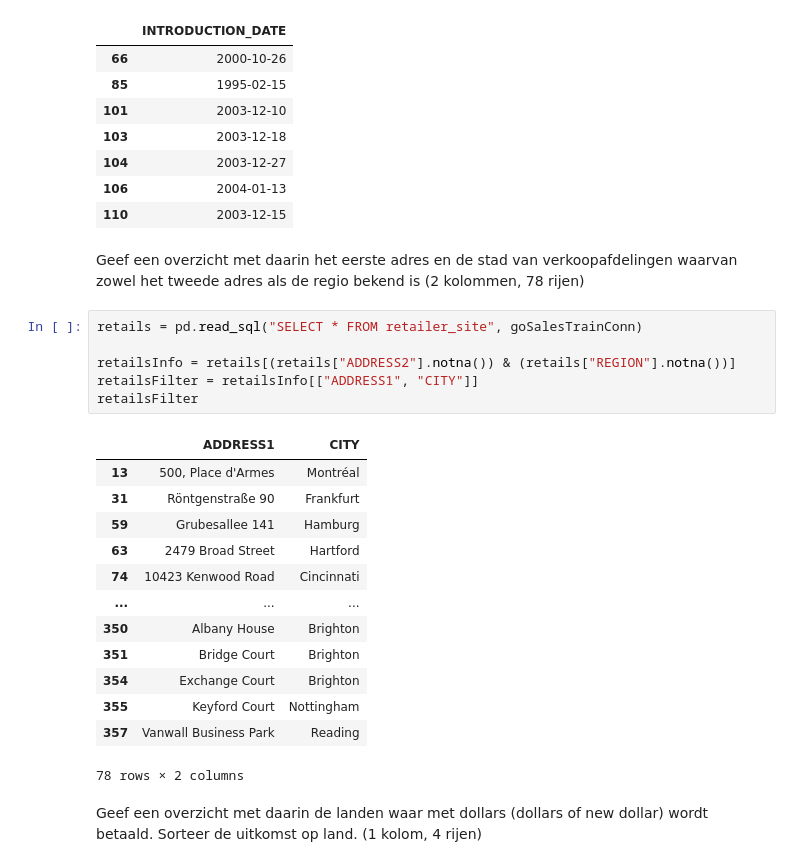
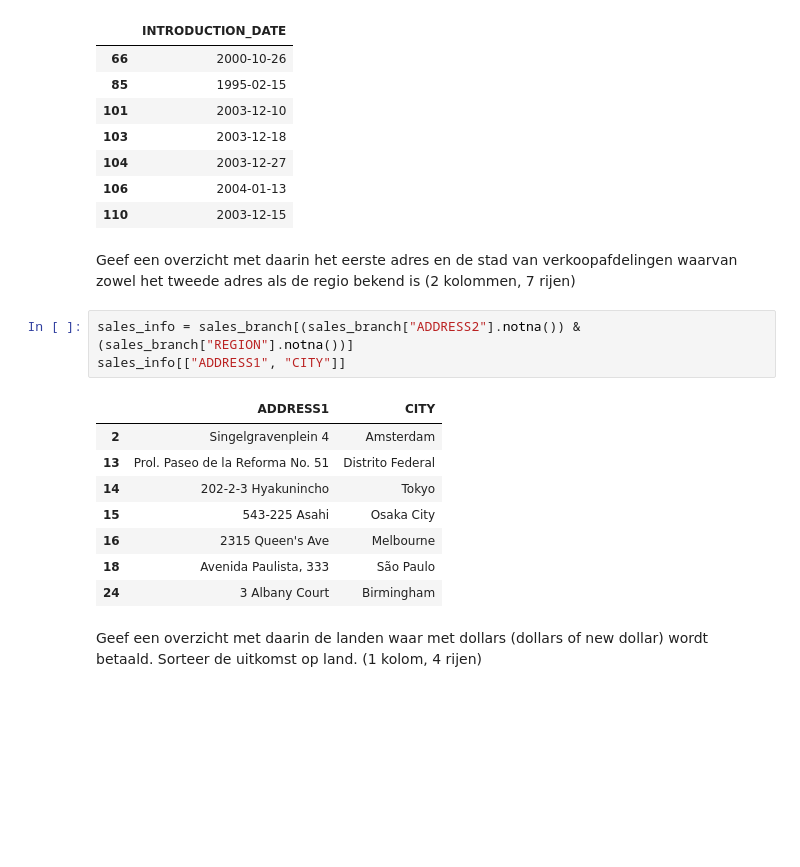
Before and after one commit to Jarnovis/DEDS_Portfolio, a Jupyter notebook: src/deds_portfolio/DEDS_WC_1.2_en_1.3_Opdrachten.ipynb, the cells around one changed output. Saved outputs shown, nothing was run; the diff lists cells and outputs as text; blank space fills up the shorter version.

```diff
--- a/src/deds_portfolio/DEDS_WC_1.2_en_1.3_Opdrachten.ipynb
+++ b/src/deds_portfolio/DEDS_WC_1.2_en_1.3_Opdrachten.ipynb
@@ -169,27 +141,19 @@ productIntroductionSpecific
 | 106 | 2004-01-13 |
 | 110 | 2003-12-15 |
 # %% [markdown]
-Geef een overzicht met daarin het eerste adres en de stad van verkoopafdelingen waarvan zowel het tweede adres als de regio bekend is (2 kolommen, 78 rijen)
+Geef een overzicht met daarin het eerste adres en de stad van verkoopafdelingen waarvan zowel het tweede adres als de regio bekend is (2 kolommen, 7 rijen)
-# %%
-retails = pd.read_sql("SELECT * FROM retailer_site", goSalesTrainConn)
-
-retailsInfo = retails[(retails["ADDRESS2"].notna()) & (retails["REGION"].notna())]
-retailsFilter = retailsInfo[["ADDRESS1", "CITY"]]
-retailsFilter
-# %% [output]
-|  | ADDRESS1 | CITY |
-| 13 | 500, Place d'Armes | Montréal |
-| 31 | Röntgenstraße 90 | Frankfurt |
-| 59 | Grubesallee 141 | Hamburg |
-| 63 | 2479 Broad Street | Hartford |
-| 74 | 10423 Kenwood Road | Cincinnati |
-| ... | ... | ... |
-| 350 | Albany House | Brighton |
-| 351 | Bridge Court | Brighton |
-| 354 | Exchange Court | Brighton |
-| 355 | Keyford Court | Nottingham |
-| 357 | Vanwall Business Park | Reading |
-78 rows × 2 columns
+# %%
+sales_info = sales_branch[(sales_branch["ADDRESS2"].notna()) & (sales_branch["REGION"].notna())]
+sales_info[["ADDRESS1", "CITY"]]
+# %% [output]
+|  | ADDRESS1 | CITY |
+| 2 | Singelgravenplein 4 | Amsterdam |
+| 13 | Prol. Paseo de la Reforma No. 51 | Distrito Federal |
+| 14 | 202-2-3 Hyakunincho | Tokyo |
+| 15 | 543-225 Asahi | Osaka City |
+| 16 | 2315 Queen's Ave | Melbourne |
+| 18 | Avenida Paulista, 333 | São Paulo |
+| 24 | 3 Albany Court | Birmingham |
 # %% [markdown]
 Geef een overzicht met daarin de landen waar met dollars (dollars of new dollar) wordt betaald. Sorteer de uitkomst op land. (1 kolom, 4 rijen)
 # %%
```
Also changed, not shown: parts of 15 cells of this notebook.
